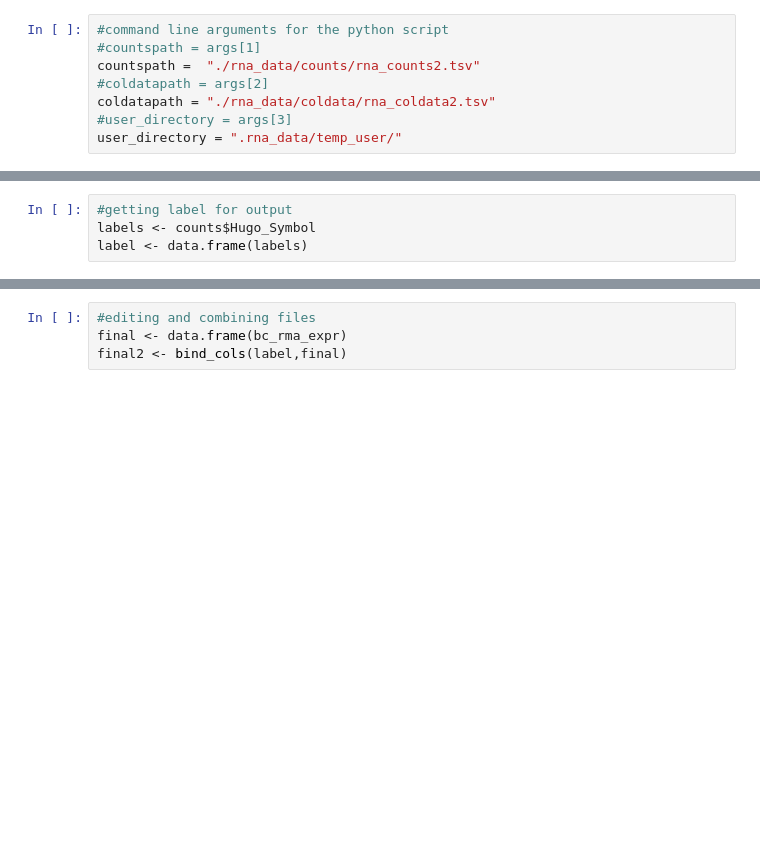
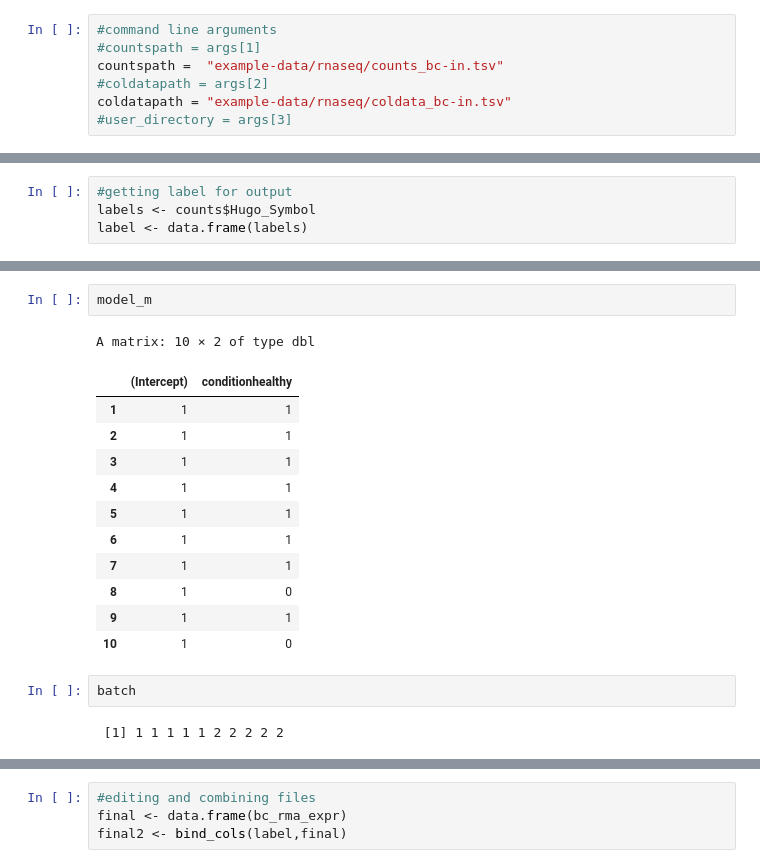
Before and after one commit to fogg-lab/gene-platform, a Jupyter notebook: batch-correction/rna_ported.ipynb, the cells around one changed output, grey strips where cells are left out. Cells and saved outputs as stored; diff of their text form; blank space fills up the shorter version.

Commit message:
finished rnaseq bc script

```diff
--- a/batch-correction/rna_ported.ipynb
+++ b/batch-correction/rna_ported.ipynb
@@ -10,13 +28,12 @@ library(magrittr)
 #command line arguments
 args = commandArgs(trailingOnly = TRUE)
 # %%
-#command line arguments for the python script
+#command line arguments
 #countspath = args[1]
-countspath =  "./rna_data/counts/rna_counts2.tsv"
+countspath =  "example-data/rnaseq/counts_bc-in.tsv"
 #coldatapath = args[2]
-coldatapath = "./rna_data/coldata/rna_coldata2.tsv"
+coldatapath = "example-data/rnaseq/coldata_bc-in.tsv"
 #user_directory = args[3]
-user_directory = ".rna_data/temp_user/"
 # %%
 #importing the sample data and counts
 counts <- readr::read_tsv(countspath)
@@ -79,3 +131,22 @@ NULL
+# %%
+model_m
+# %% [output]
+A matrix: 10 × 2 of type dbl
+|  | (Intercept) | conditionhealthy |
+| 1 | 1 | 1 |
+| 2 | 1 | 1 |
+| 3 | 1 | 1 |
+| 4 | 1 | 1 |
+| 5 | 1 | 1 |
+| 6 | 1 | 1 |
+| 7 | 1 | 1 |
+| 8 | 1 | 0 |
+| 9 | 1 | 1 |
+| 10 | 1 | 0 |
+# %%
+batch
+# %% [output]
+ [1] 1 1 1 1 1 2 2 2 2 2
 # %%
 #batch correction!
 #bc_rma_expr <- ComBat_seq(rma_expr, batch = batch, mod = model_m, ref.batch = 1)
```
Also changed, not shown: parts of 9 cells of this notebook, 7 other files.
